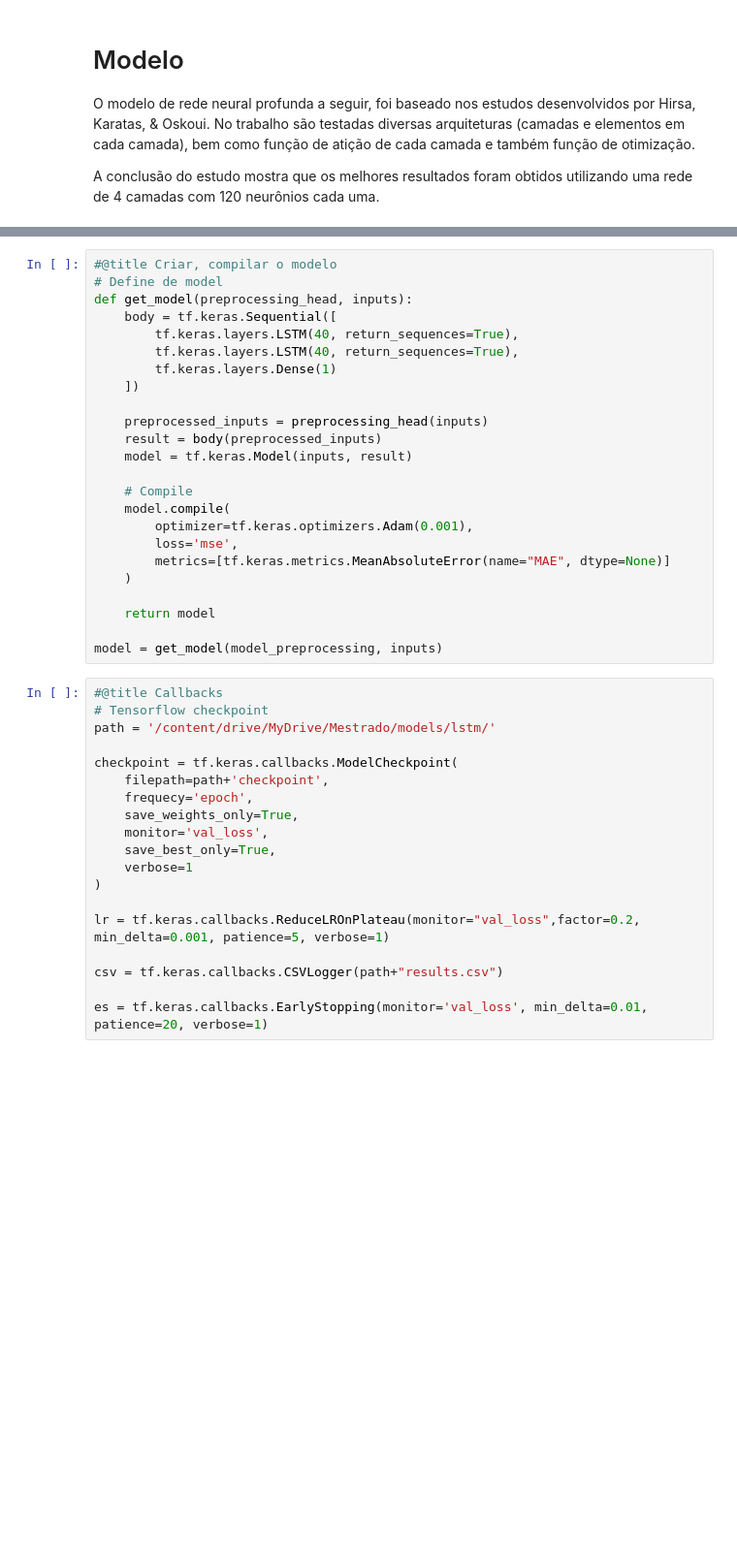
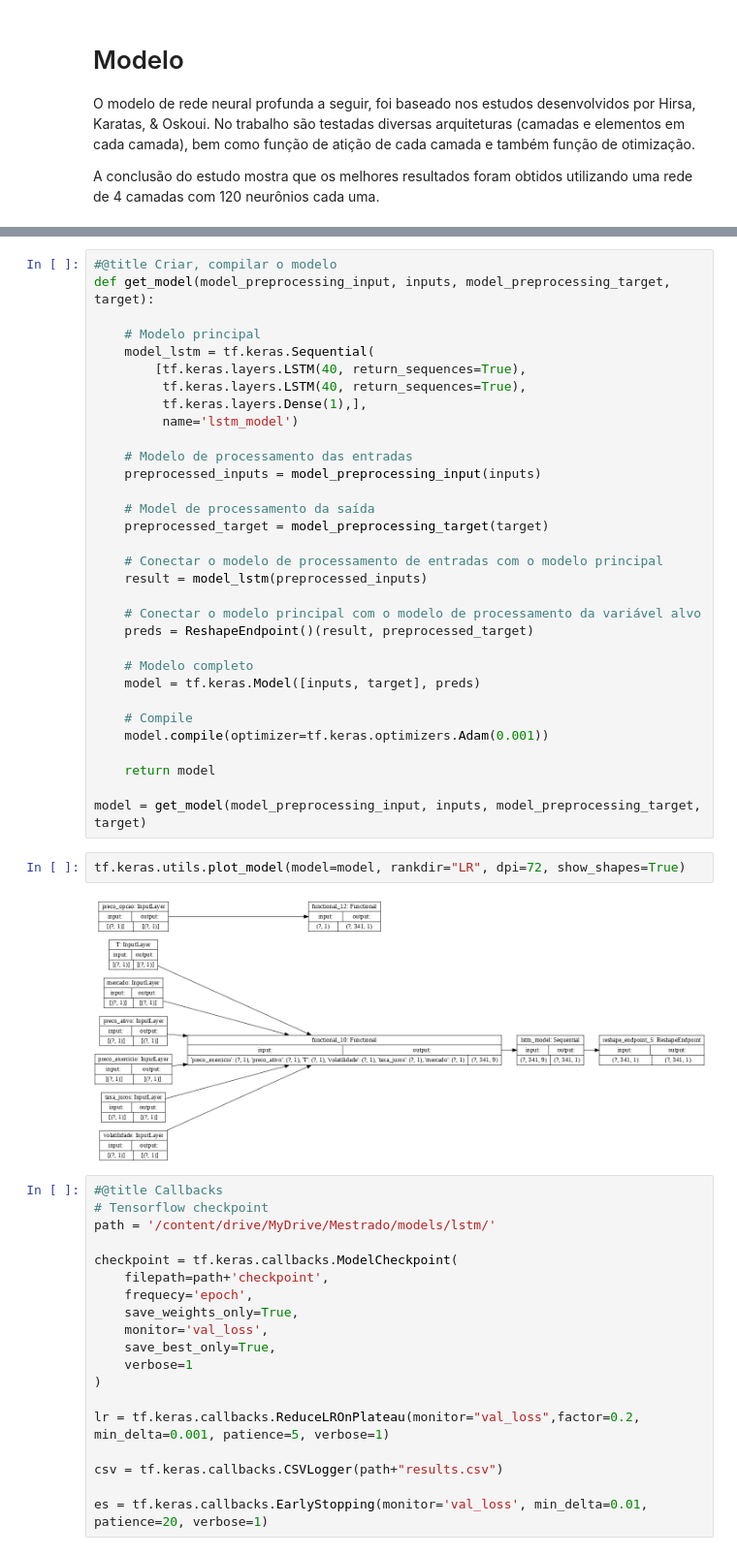
Before and after one commit to fernandofsilva/LSTM_Option_Pricing, a Jupyter notebook: notebooks/04_modelo_lstm_sequential.ipynb, the cells around one changed output, grey strips where cells are left out. Shown: that part at 97% size. Cells and saved outputs as stored; diff of their text form; blank space fills up the shorter version.

```diff
--- a/notebooks/04_modelo_lstm_sequential.ipynb
+++ b/notebooks/04_modelo_lstm_sequential.ipynb
@@ -205,27 +212,39 @@ class ReshapeEndpoint(keras.layers.Layer):
 # %%
 #@title Criar, compilar o modelo
-# Define de model
-def get_model(preprocessing_head, inputs):
-    body = tf.keras.Sequential([
-        tf.keras.layers.LSTM(40, return_sequences=True),
-        tf.keras.layers.LSTM(40, return_sequences=True),
-        tf.keras.layers.Dense(1)
-    ])
+def get_model(model_preprocessing_input, inputs, model_preprocessing_target, target):
 
-    preprocessed_inputs = preprocessing_head(inputs)
-    result = body(preprocessed_inputs)
-    model = tf.keras.Model(inputs, result)
+    # Modelo principal
+    model_lstm = tf.keras.Sequential(
+        [tf.keras.layers.LSTM(40, return_sequences=True),
+         tf.keras.layers.LSTM(40, return_sequences=True),
+         tf.keras.layers.Dense(1),],
+         name='lstm_model')
+
+    # Modelo de processamento das entradas
+    preprocessed_inputs = model_preprocessing_input(inputs)
+
+    # Model de processamento da saída
+    preprocessed_target = model_preprocessing_target(target)
+
+    # Conectar o modelo de processamento de entradas com o modelo principal
+    result = model_lstm(preprocessed_inputs)
+
+    # Conectar o modelo principal com o modelo de processamento da variável alvo
+    preds = ReshapeEndpoint()(result, preprocessed_target)
+
+    # Modelo completo
+    model = tf.keras.Model([inputs, target], preds)
 
     # Compile
-    model.compile(
-        optimizer=tf.keras.optimizers.Adam(0.001),
-        loss='mse',
-        metrics=[tf.keras.metrics.MeanAbsoluteError(name="MAE", dtype=None)]
-    )
+    model.compile(optimizer=tf.keras.optimizers.Adam(0.001))
 
     return model
 
-model = get_model(model_preprocessing, inputs)
+model = get_model(model_preprocessing_input, inputs, model_preprocessing_target, target)
+# %%
+tf.keras.utils.plot_model(model=model, rankdir="LR", dpi=72, show_shapes=True)
+# %% [output]
+[figure, added]
 # %%
 #@title Callbacks
 # Tensorflow checkpoint
```
Also changed, not shown: parts of 9 cells of this notebook.
